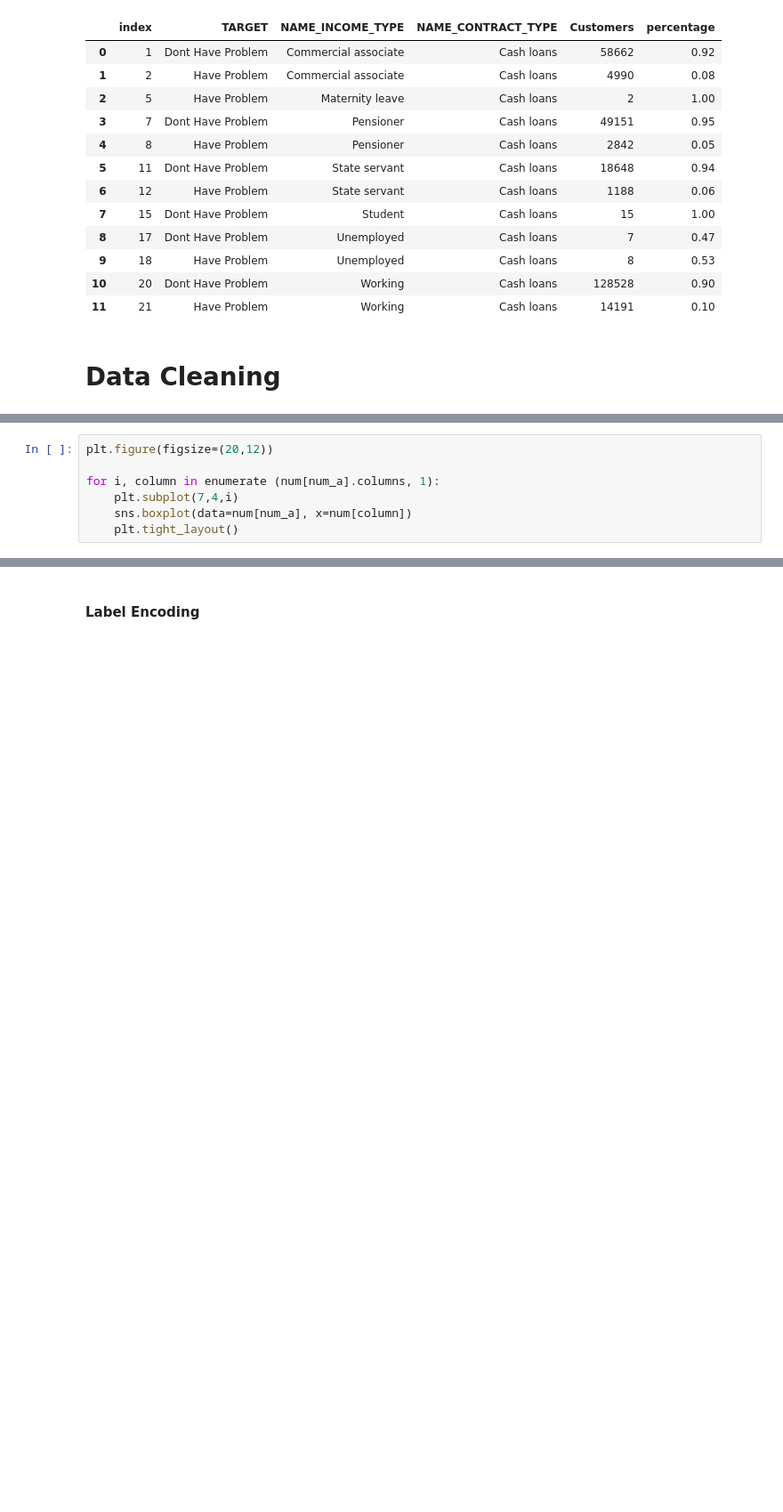
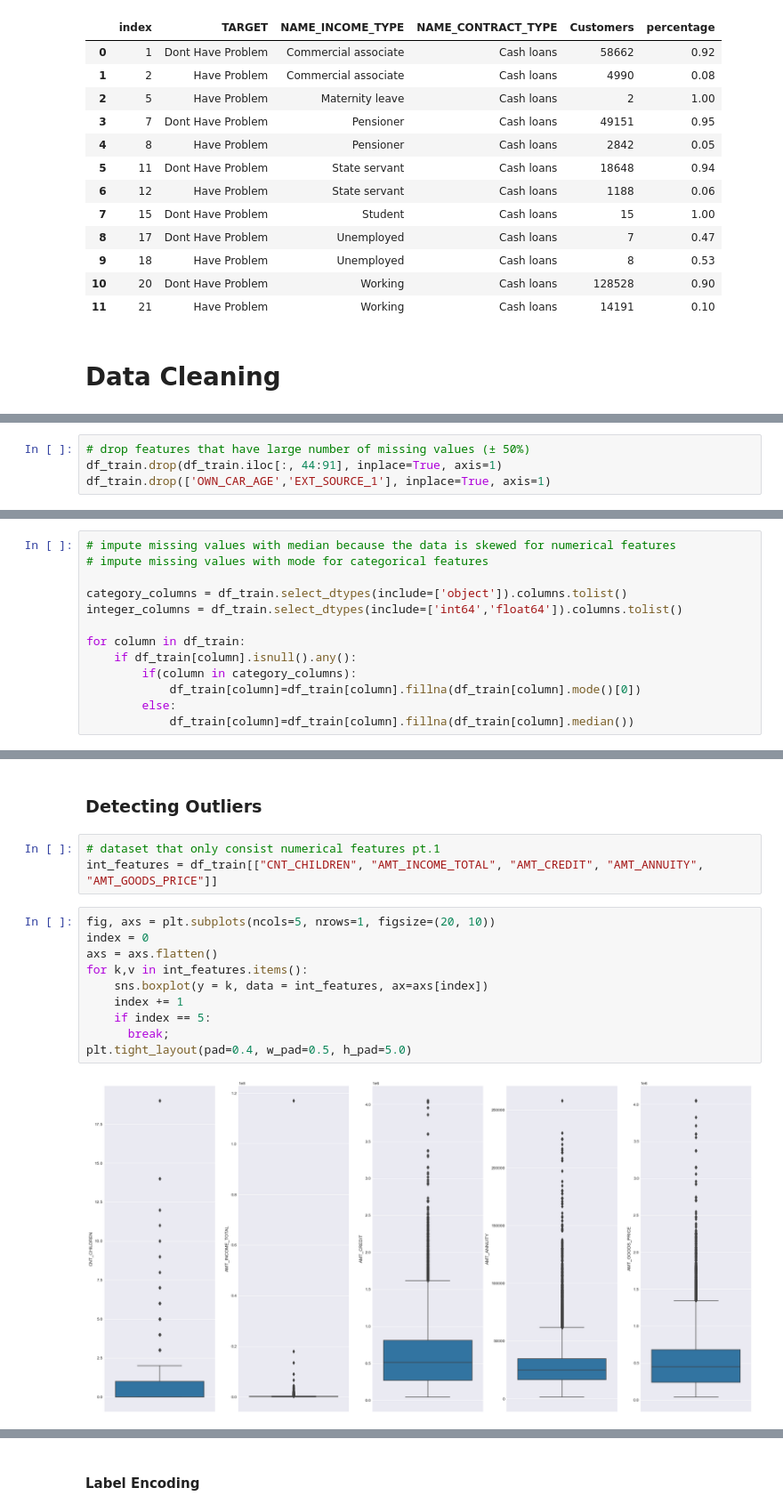
Before and after one commit to mamasarif1003/HomeCreditIndonesiaProjects, a Jupyter notebook: Home Credit ScoreCard.ipynb, the cells around one changed output, grey strips where cells are left out. Shown at 89% size. Cells and saved outputs as stored; diff of their text form; blank space fills up the shorter version.

```diff
--- a/Home Credit ScoreCard.ipynb
+++ b/Home Credit ScoreCard.ipynb
@@ -540,7 +437,0 @@ the data distribution is not close to the normal distribution, so it needs to be
-# %%
-plt.figure(figsize=(20,12))
-
-for i, column in enumerate (num[num_a].columns, 1):
-    plt.subplot(7,4,i)
-    sns.boxplot(data=num[num_a], x=num[column])
-    plt.tight_layout()
@@ -644,0 +472,4 @@ obj = obj.drop(columns = obj_1)
+# %%
+# drop features that have large number of missing values (± 50%)
+df_train.drop(df_train.iloc[:, 44:91], inplace=True, axis=1)
+df_train.drop(['OWN_CAR_AGE','EXT_SOURCE_1'], inplace=True, axis=1)
@@ -644,0 +503,13 @@ obj = obj.drop(columns = obj_1)
+# %%
+# impute missing values with median because the data is skewed for numerical features
+# impute missing values with mode for categorical features
+
+category_columns = df_train.select_dtypes(include=['object']).columns.tolist()
+integer_columns = df_train.select_dtypes(include=['int64','float64']).columns.tolist()
+
+for column in df_train:
+    if df_train[column].isnull().any():
+        if(column in category_columns):
+            df_train[column]=df_train[column].fillna(df_train[column].mode()[0])
+        else:
+            df_train[column]=df_train[column].fillna(df_train[column].median())
@@ -644,0 +544,17 @@ obj = obj.drop(columns = obj_1)
+# %% [markdown]
+### Detecting Outliers
+# %%
+# dataset that only consist numerical features pt.1
+int_features = df_train[["CNT_CHILDREN", "AMT_INCOME_TOTAL", "AMT_CREDIT", "AMT_ANNUITY", "AMT_GOODS_PRICE"]]
+# %%
+fig, axs = plt.subplots(ncols=5, nrows=1, figsize=(20, 10))
+index = 0
+axs = axs.flatten()
+for k,v in int_features.items():
+    sns.boxplot(y = k, data = int_features, ax=axs[index])
+    index += 1
+    if index == 5:
+      break;
+plt.tight_layout(pad=0.4, w_pad=0.5, h_pad=5.0)
+# %% [output]
+[figure, added]
```
Also changed, not shown: parts of 216 cells of this notebook, 2 other files.
